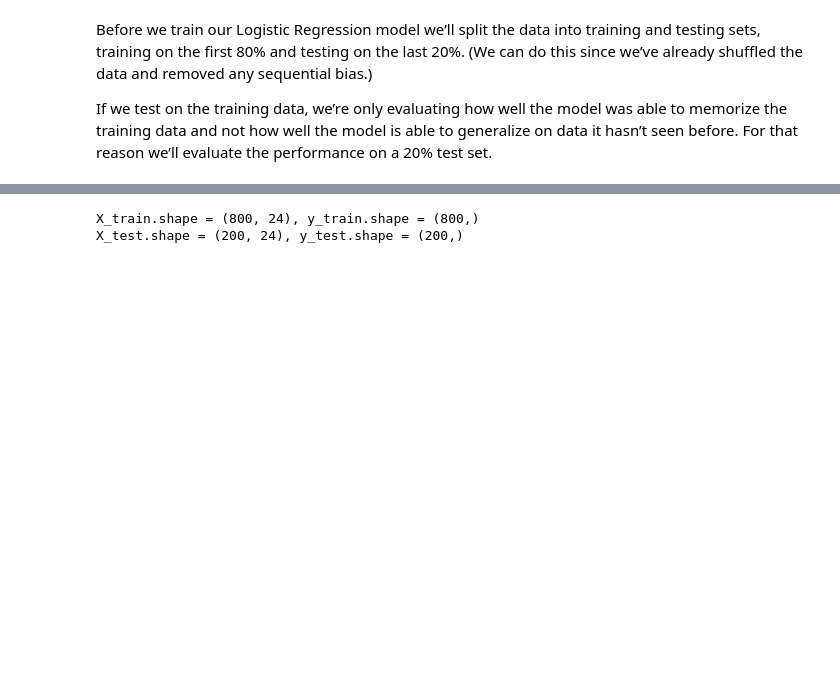
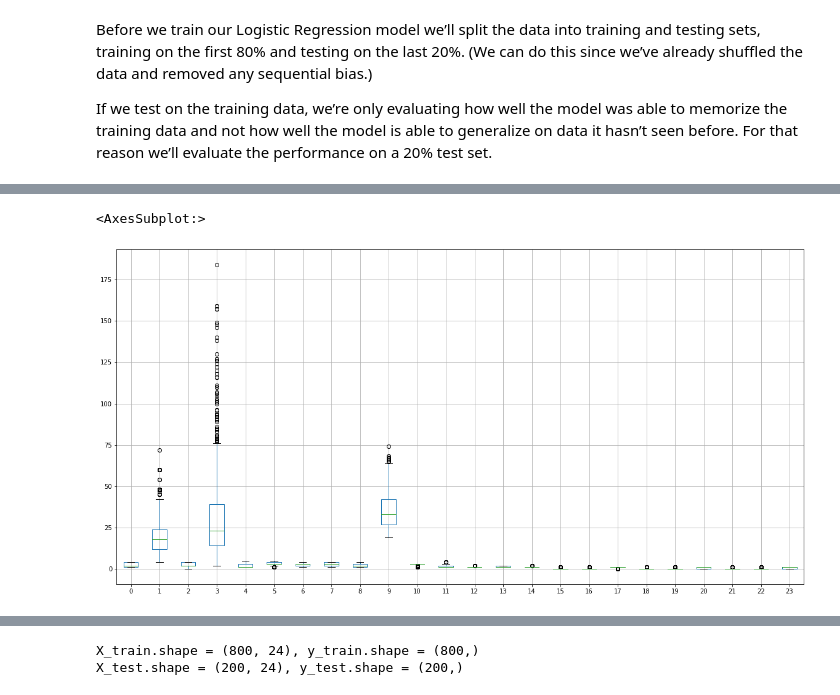
Before and after one commit to DataMonarch/ml, a Jupyter notebook: assignments/HW_1_CSCI_4364_6364 .ipynb, the cells around one changed output, grey strips where cells are left out. Saved outputs shown, nothing was run; the diff lists cells and outputs as text; code cells hidden in the pictures; blank space fills up the shorter version.

```diff
--- a/assignments/HW_1_CSCI_4364_6364 .ipynb
+++ b/assignments/HW_1_CSCI_4364_6364 .ipynb
@@ -241,0 +247,3 @@ y_test = Xy[split_ind:, -1]
+# %%
+X_df = pd.DataFrame(X_train)
+X_df.describe()
@@ -241,0 +261,7 @@ y_test = Xy[split_ind:, -1]
+# %%
+# generate a boxplot of the features
+fig, ax = plt.subplots(figsize=(20,10))
+X_df.boxplot(ax=ax)
+# %% [output]
+<AxesSubplot:>
+[figure, added]
```
Also changed, not shown: parts of 27 cells of this notebook, 5 other files.
